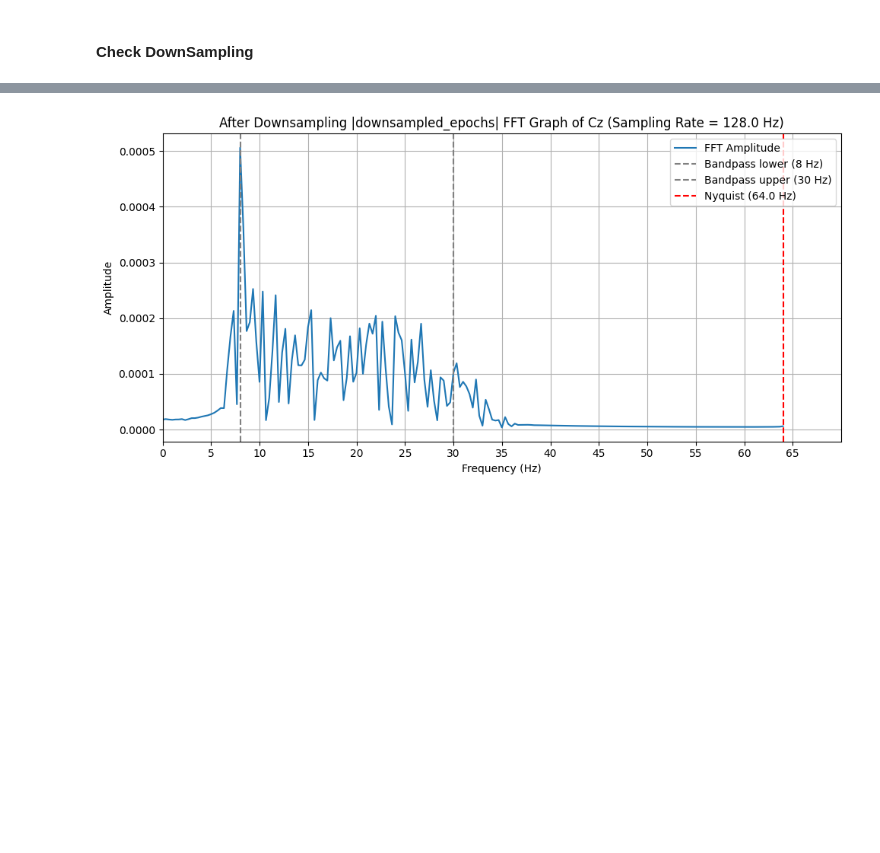
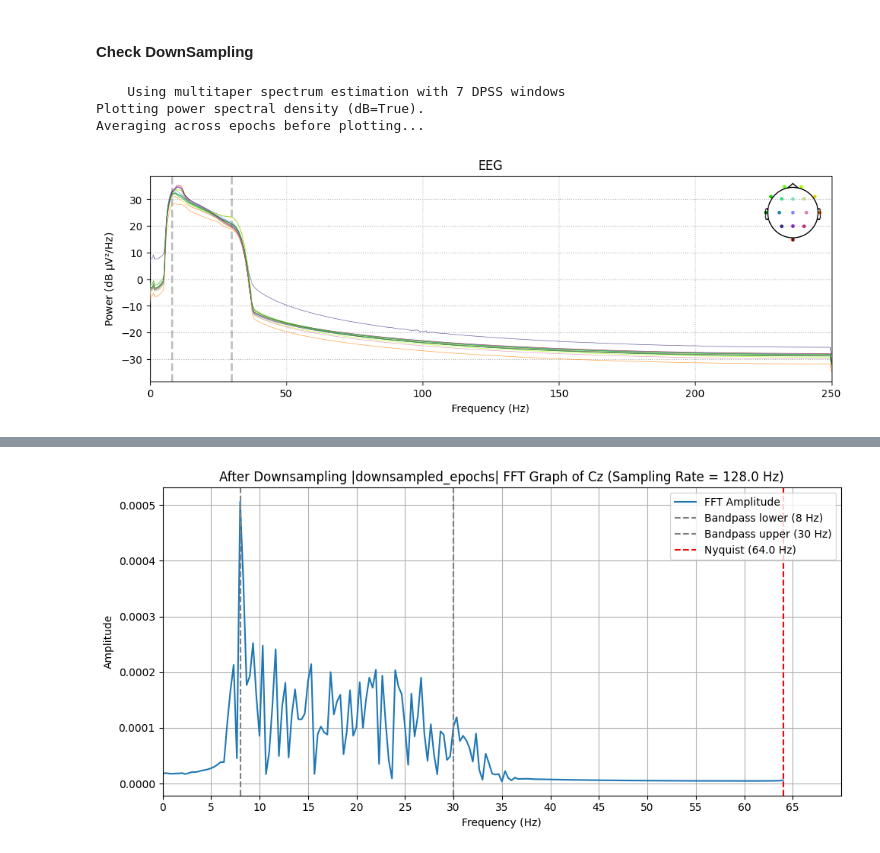
Before and after one commit to CharlotteXIII/StudioV_opentopics, a Jupyter notebook: Experiment_on_6_Subjects/2Class_6S.ipynb, the cells around one changed output, grey strips where cells are left out. Saved outputs shown, nothing was run; the diff lists cells and outputs as text; code cells hidden in the pictures; blank space fills up the shorter version.

```diff
--- a/Experiment_on_6_Subjects/2Class_6S.ipynb
+++ b/Experiment_on_6_Subjects/2Class_6S.ipynb
@@ -283,4 +287,13 @@ downsampled_epochs.info
 |  | Lowpass | 30.00 Hz |
 # %% [markdown]
 #### Check DownSampling
+# %%
+#Plot power Before
+filtered_epochs.compute_psd(fmax=250).plot(picks=filtered_epochs.ch_names)
+plt.show()
+# %% [output]
+    Using multitaper spectrum estimation with 7 DPSS windows
+Plotting power spectral density (dB=True).
+Averaging across epochs before plotting...
+[figure, added]
 # %%
```
Also changed, not shown: parts of 7 cells of this notebook, 3 other files.
